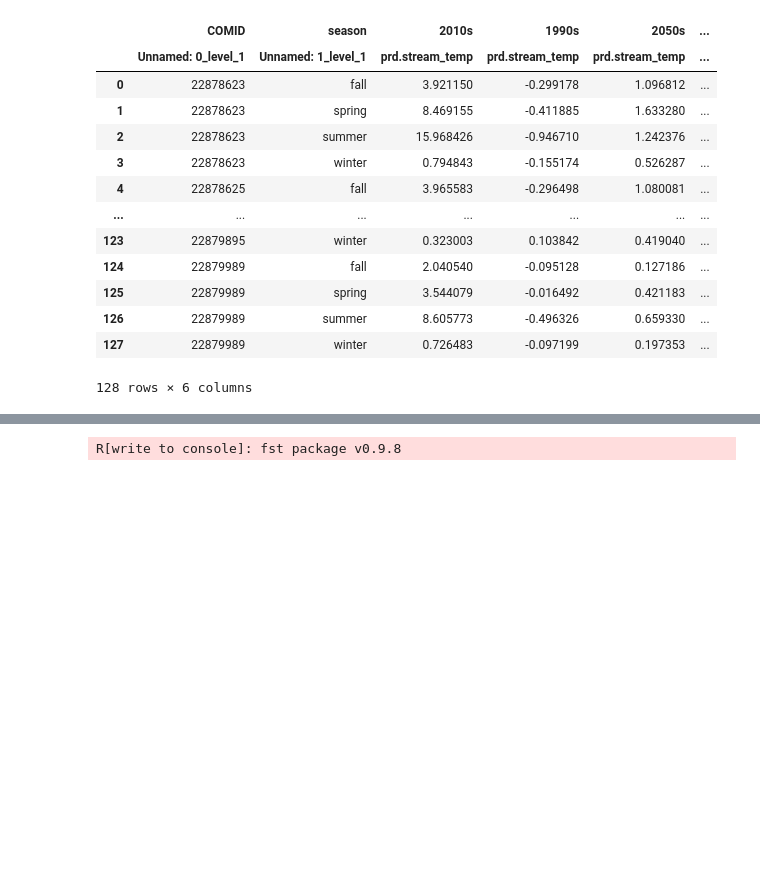
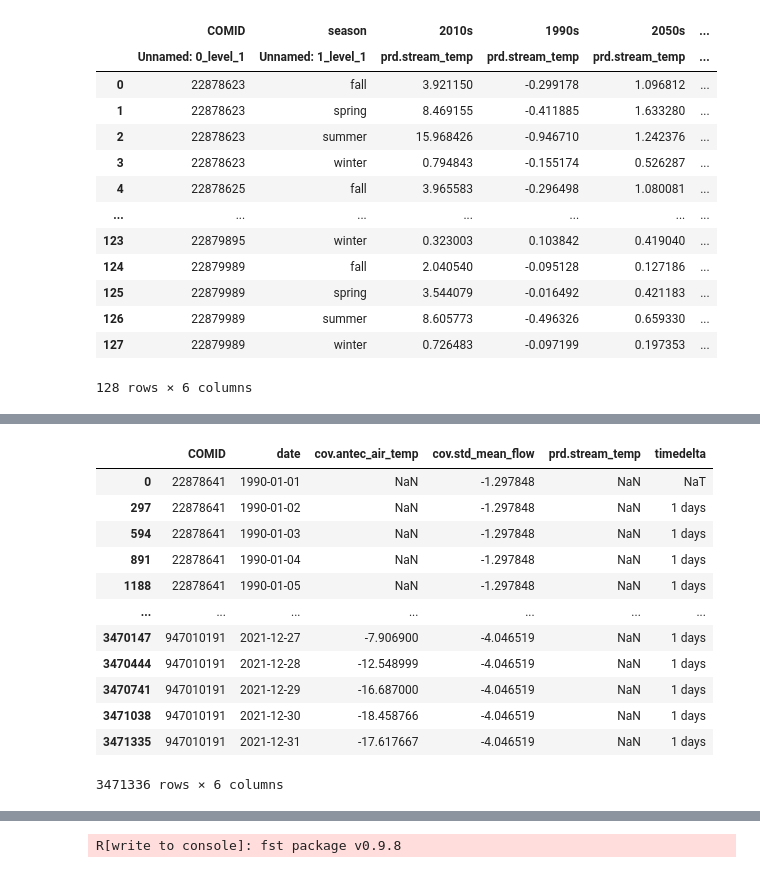
Before and after one commit to uryckid/stream-temperature-predictions, a Jupyter notebook: anomalies_working.ipynb, the cells around one changed output, grey strips where cells are left out. Saved outputs shown, nothing was run; the diff lists cells and outputs as text; code cells hidden in the pictures; blank space fills up the shorter version.

```diff
--- a/anomalies_working.ipynb
+++ b/anomalies_working.ipynb
@@ -136,0 +295,16 @@ pd.read_csv(os.path.join(temp_dir_gcms, 'seasonal_anomolies', f'{cur_huc}_anoms.
+# %%
+stdf_sorted
+# %% [output]
+|  | COMID | date | cov.antec_air_temp | cov.std_mean_flow | prd.stream_temp | timedelta |
+| 0 | 22878641 | 1990-01-01 | NaN | -1.297848 | NaN | NaT |
+| 297 | 22878641 | 1990-01-02 | NaN | -1.297848 | NaN | 1 days |
+| 594 | 22878641 | 1990-01-03 | NaN | -1.297848 | NaN | 1 days |
+| 891 | 22878641 | 1990-01-04 | NaN | -1.297848 | NaN | 1 days |
+| 1188 | 22878641 | 1990-01-05 | NaN | -1.297848 | NaN | 1 days |
+| ... | ... | ... | ... | ... | ... | ... |
+| 3470147 | 947010191 | 2021-12-27 | -7.906900 | -4.046519 | NaN | 1 days |
+| 3470444 | 947010191 | 2021-12-28 | -12.548999 | -4.046519 | NaN | 1 days |
+| 3470741 | 947010191 | 2021-12-29 | -16.687000 | -4.046519 | NaN | 1 days |
+| 3471038 | 947010191 | 2021-12-30 | -18.458766 | -4.046519 | NaN | 1 days |
+| 3471335 | 947010191 | 2021-12-31 | -17.617667 | -4.046519 | NaN | 1 days |
+3471336 rows × 6 columns
```
Also changed, not shown: parts of 34 cells of this notebook.
